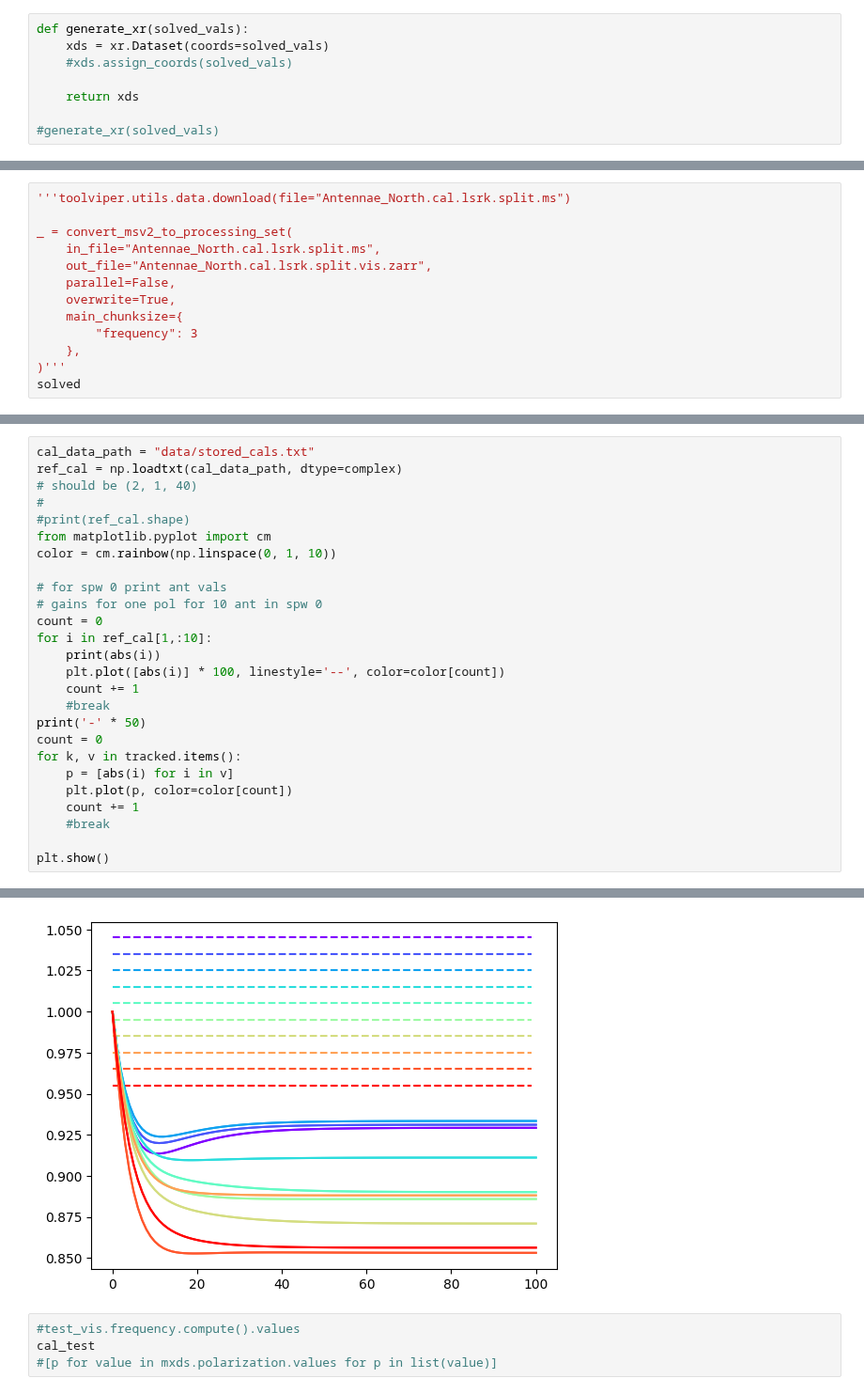
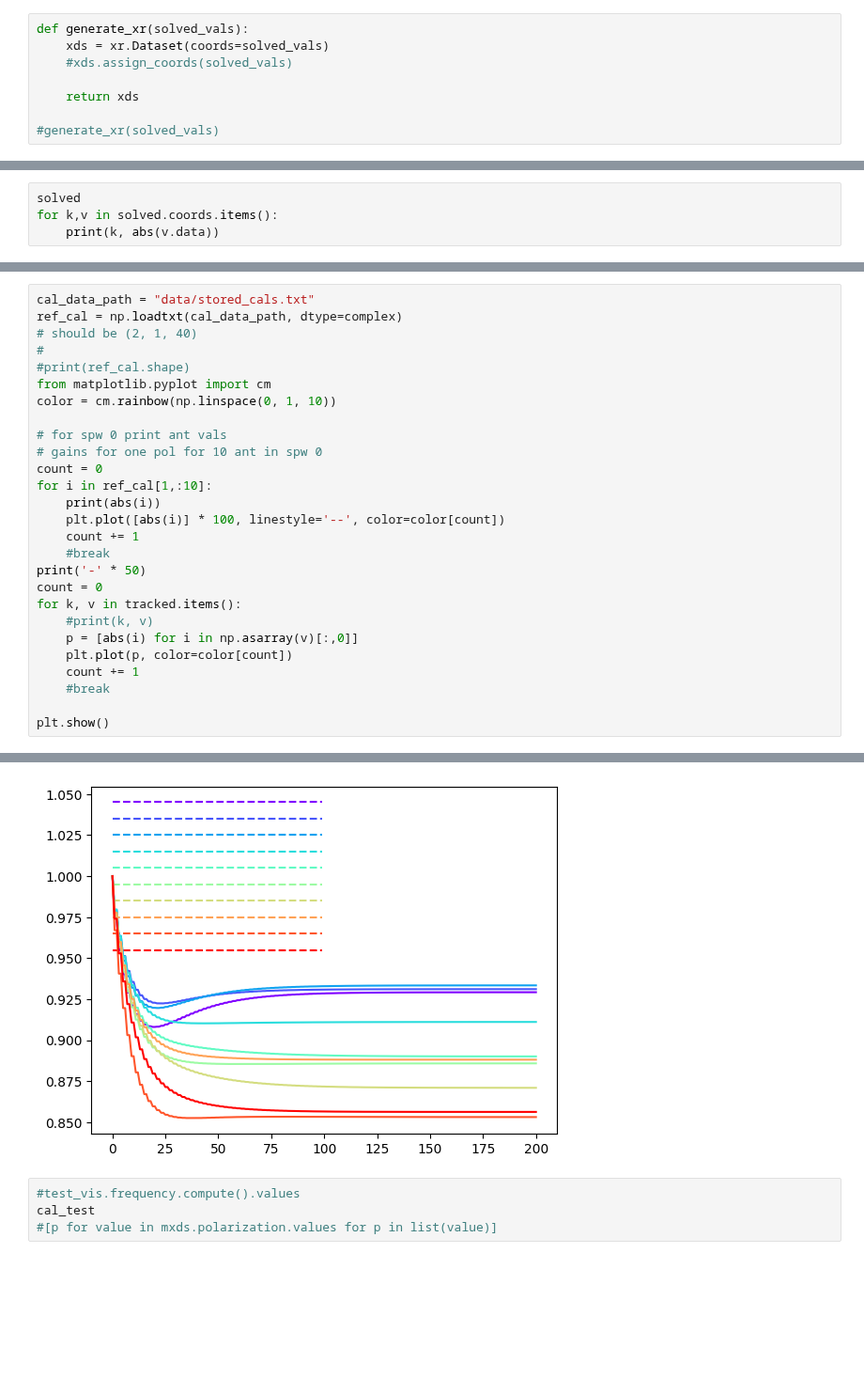
Before and after one commit to casangi/calviper, a Jupyter notebook: ingesting_data.ipynb, the cells around one changed output, grey strips where cells are left out. Shown at 94% size. Saved outputs shown, nothing was run; the diff lists cells and outputs as text; blank space fills up the shorter version.

```diff
--- a/ingesting_data.ipynb
+++ b/ingesting_data.ipynb
@@ -307,14 +307,5 @@ solved, tracked = VE.solve(plot=True)
 # %%
-'''toolviper.utils.data.download(file="Antennae_North.cal.lsrk.split.ms")
-
-_ = convert_msv2_to_processing_set(
-    in_file="Antennae_North.cal.lsrk.split.ms",
-    out_file="Antennae_North.cal.lsrk.split.vis.zarr",
-    parallel=False,
-    overwrite=True,
-    main_chunksize={
-        "frequency": 3
-    },
-)'''
 solved
+for k,v in solved.coords.items():
+    print(k, abs(v.data))
 # %% [output]
@@ -345,35 +329,36 @@ from matplotlib.pyplot import cm
 color = cm.rainbow(np.linspace(0, 1, 10))
 
 # for spw 0 print ant vals
 # gains for one pol for 10 ant in spw 0
 count = 0
 for i in ref_cal[1,:10]:
     print(abs(i))
     plt.plot([abs(i)] * 100, linestyle='--', color=color[count])
     count += 1
     #break
 print('-' * 50)
 count = 0
 for k, v in tracked.items():
-    p = [abs(i) for i in v]
+    #print(k, v)
+    p = [abs(i) for i in np.asarray(v)[:,0]]
     plt.plot(p, color=color[count])
     count += 1
     #break
 
 plt.show()
 # %% [output]
 1.0449999570846558
 1.0349999997124766
 1.0250000161234472
 1.0150000124416336
 1.005000039452442
 0.9950000311508318
 0.9850000122551557
 0.9749999728598117
 0.9650000134282626
 0.9549999833106995
 --------------------------------------------------
-[figure, old version]
+[figure, new version]
 # %%
 #test_vis.frequency.compute().values
 cal_test
```
Also changed, not shown: parts of 4 cells of this notebook, 1 other file.
